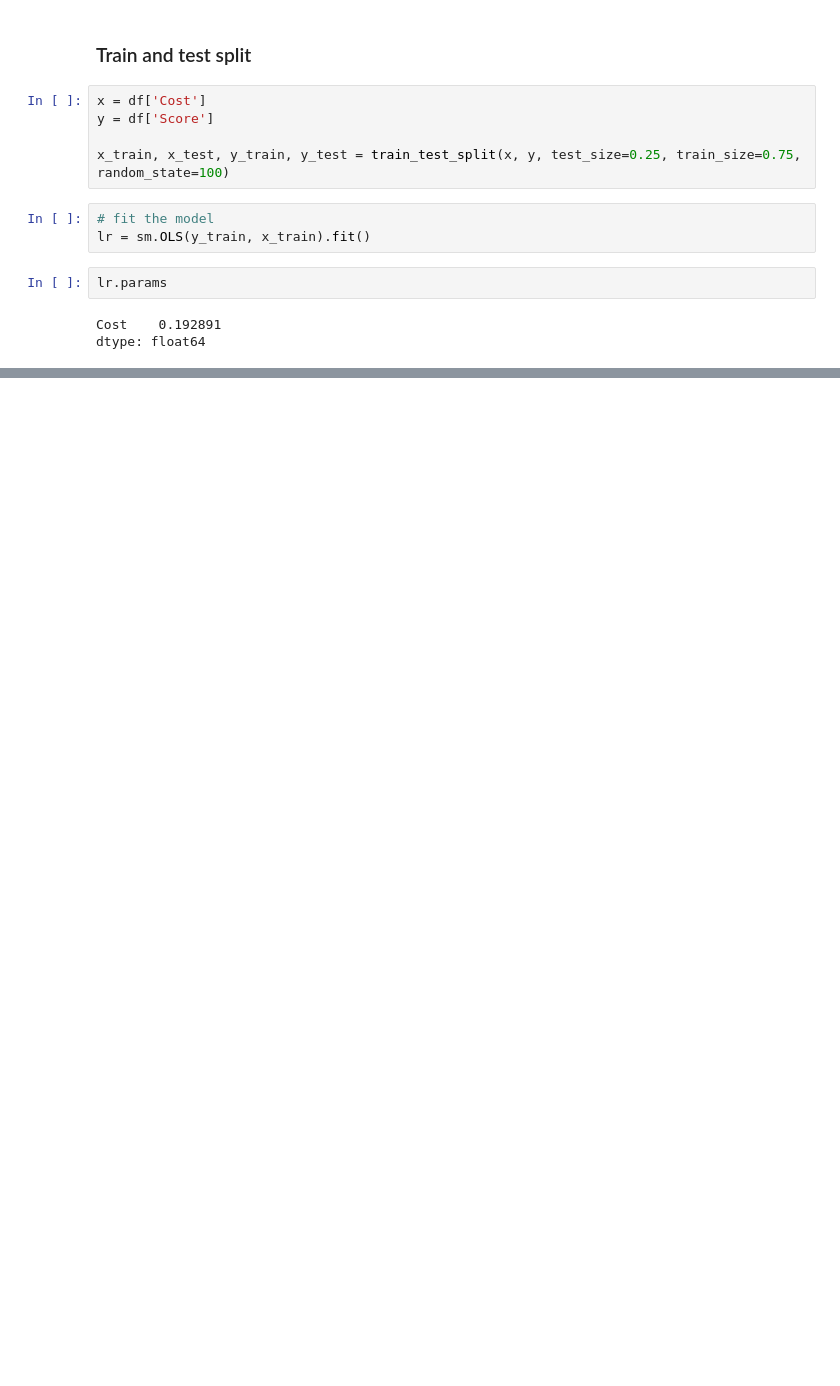
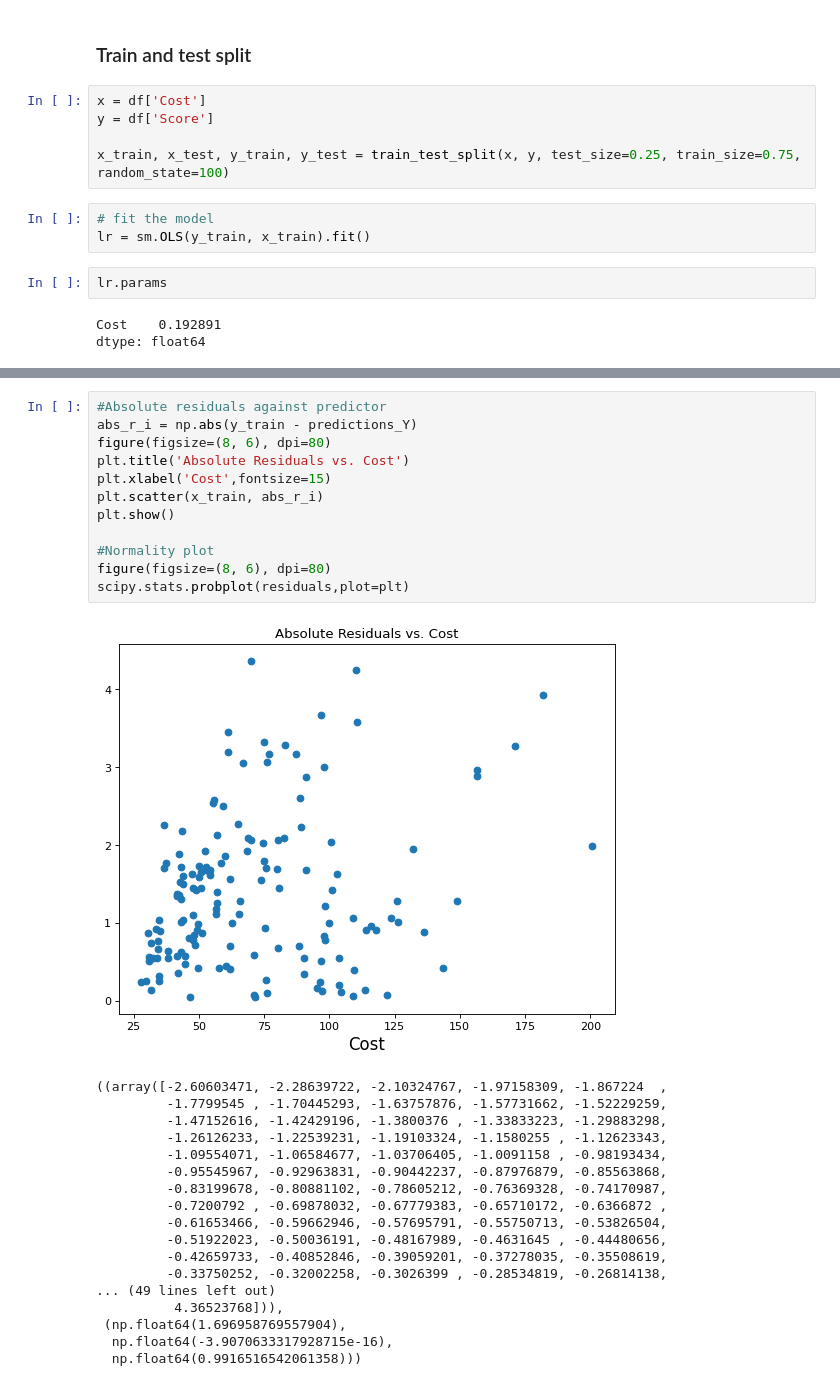
Before and after one commit to BernardoAguayoOrtega/linear-regression-model-project, a Jupyter notebook: regression.ipynb, the cells around one changed output, grey strips where cells are left out. Drawn from its saved outputs; the diff is of its cells as text; blank space fills up the shorter version.

```diff
--- a/regression.ipynb
+++ b/regression.ipynb
@@ -233,0 +273,31 @@ Notes:
+# %%
+#Absolute residuals against predictor
+abs_r_i = np.abs(y_train - predictions_Y)
+figure(figsize=(8, 6), dpi=80)
+plt.title('Absolute Residuals vs. Cost')
+plt.xlabel('Cost',fontsize=15)
+plt.scatter(x_train, abs_r_i)
+plt.show()
+
+#Normality plot
+figure(figsize=(8, 6), dpi=80)
+scipy.stats.probplot(residuals,plot=plt)
+# %% [output]
+[figure, added]
+((array([-2.60603471, -2.28639722, -2.10324767, -1.97158309, -1.867224  ,
+         -1.7799545 , -1.70445293, -1.63757876, -1.57731662, -1.52229259,
+         -1.47152616, -1.42429196, -1.3800376 , -1.33833223, -1.29883298,
+         -1.26126233, -1.22539231, -1.19103324, -1.1580255 , -1.12623343,
+         -1.09554071, -1.06584677, -1.03706405, -1.0091158 , -0.98193434,
+         -0.95545967, -0.92963831, -0.90442237, -0.87976879, -0.85563868,
+         -0.83199678, -0.80881102, -0.78605212, -0.76369328, -0.74170987,
+         -0.7200792 , -0.69878032, -0.67779383, -0.65710172, -0.6366872 ,
+         -0.61653466, -0.59662946, -0.57695791, -0.55750713, -0.53826504,
+         -0.51922023, -0.50036191, -0.48167989, -0.4631645 , -0.44480656,
+         -0.42659733, -0.40852846, -0.39059201, -0.37278035, -0.35508619,
+         -0.33750252, -0.32002258, -0.3026399 , -0.28534819, -0.26814138,
+... (49 lines left out)
+          4.36523768])),
+ (np.float64(1.696958769557904),
+  np.float64(-3.9070633317928715e-16),
+  np.float64(0.9916516542061358)))
```
Also changed, not shown: parts of 14 cells of this notebook.
